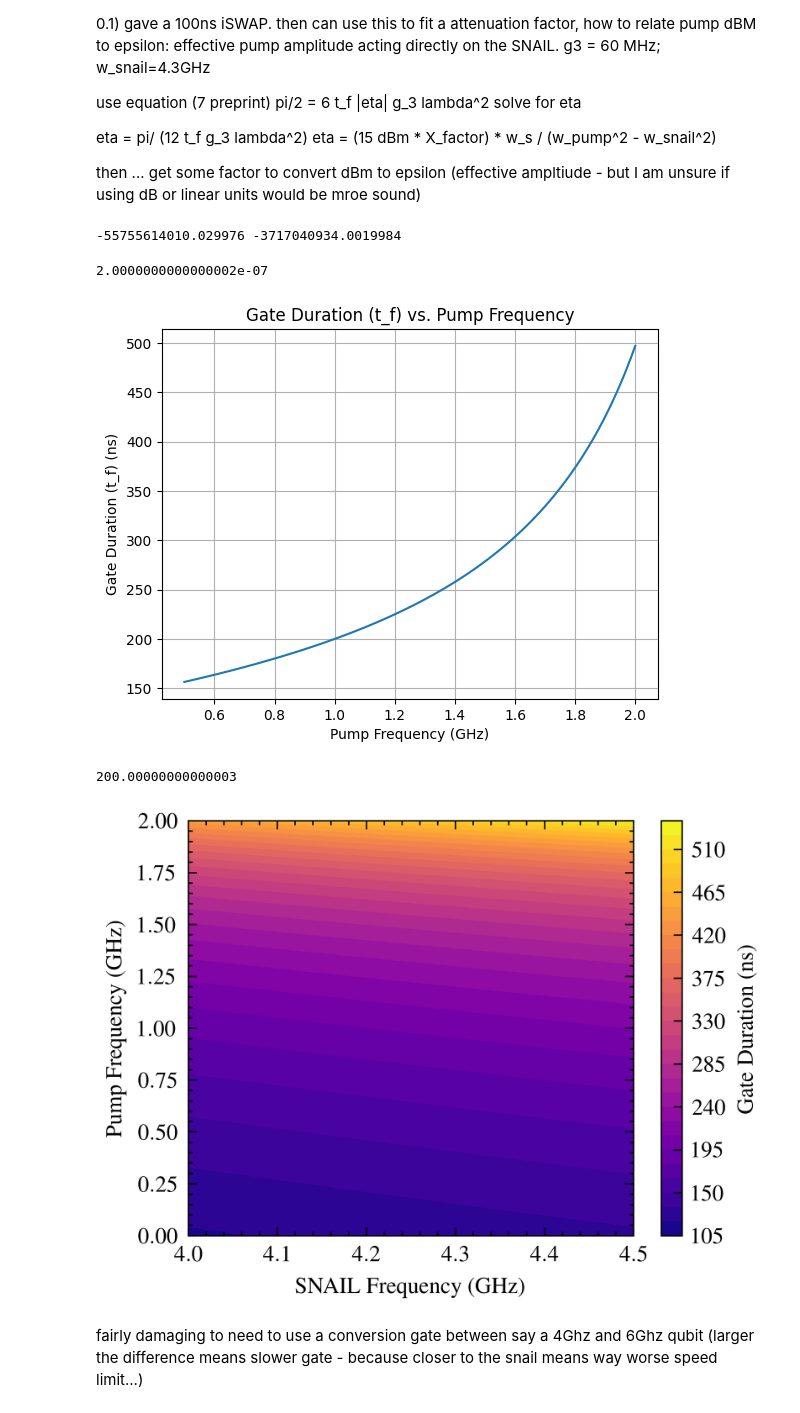
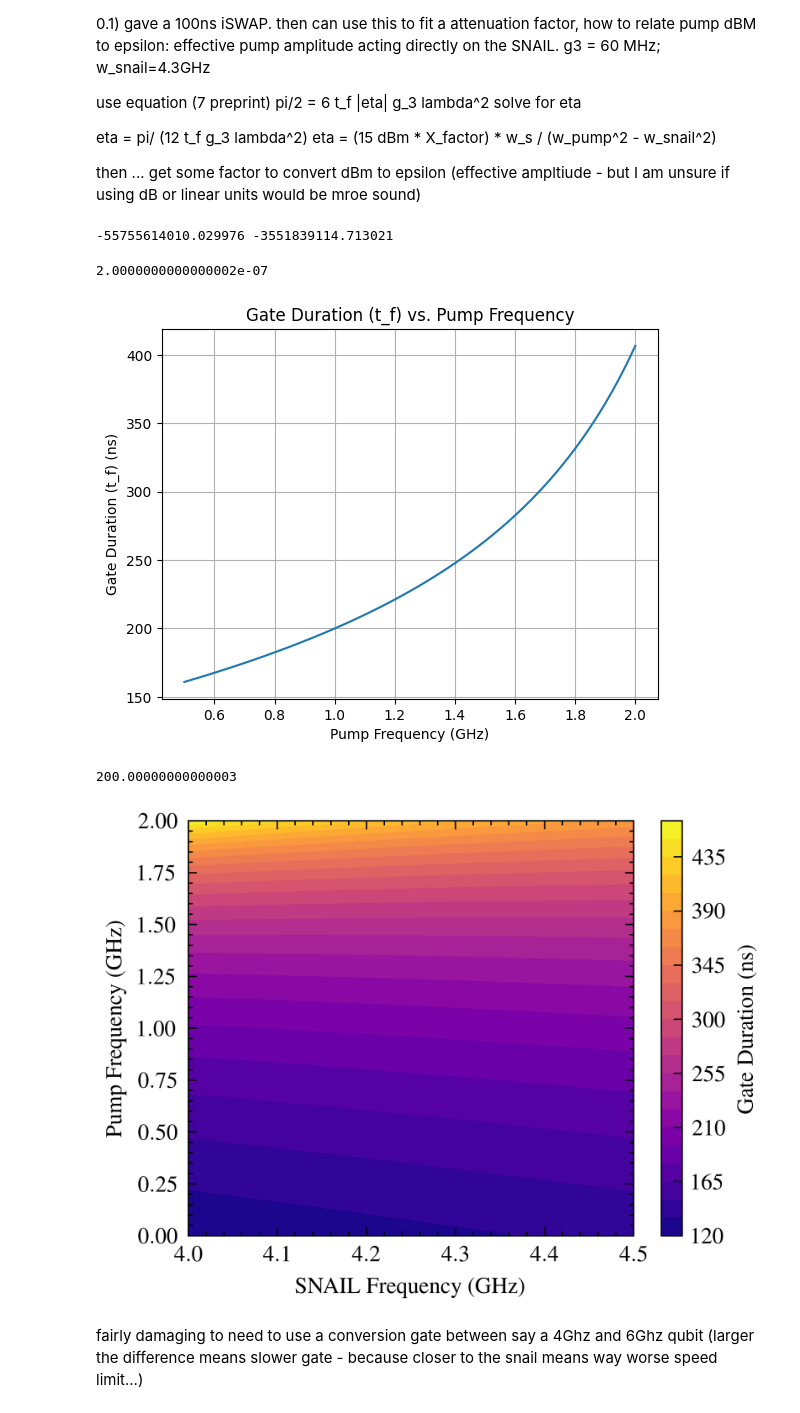
Before and after one commit to PITT-HATLAB/corral_crowding, a Jupyter notebook: src/notebooks/dev_speedlimits.ipynb, the cells around one changed output. Saved outputs shown, nothing was run; the diff lists cells and outputs as text; code cells hidden in the pictures.

```diff
--- a/src/notebooks/dev_speedlimits.ipynb
+++ b/src/notebooks/dev_speedlimits.ipynb
@@ -29,11 +29,28 @@ import lovelyplots
 # assume a linear fit to Chao thesis ( Figure 63 Section 6.1.2  boundary to parametric interactions)
 # Define the pump frequency range and the linear fit limits for the speed limit (maximum dBm vs. frequency)
 xaxis = np.linspace(0, 2, 32)  # Pump frequency range in GHz
-y_intercept = 25  # dBm at 0 GHz
-x_intercept = 2  # dBm reaches 5 at 2 GHz
+y_intercept = 25  # Starting dBm at 0 GHz
+x_intercept = 2  # Frequency in GHz where dBm reaches 5
+# Calculate slope for a line passing through (0, 25) and (2, 5)
+slope = (5 - 25) / (x_intercept - 0)
+
+
+def compute_max_dBm(frequency_GHz):
+    """Computes the maximum allowable dBm for a given pump frequency using the refined linear fit."""
+    return y_intercept + slope * frequency_GHz
+
+
+def compute_snail_aware_max_dBm(frequency_GHz, snail_freq=4.3):
+    """Computes the maximum allowable dBm for a given pump frequency using the refined linear fit."""
+    intercept1 = (snail_freq / 2, 5)  # Starting dBm at 0 GHz
+    y_intercept = (0, 25)  # Frequency in GHz where dBm reaches 5
+    # Calculate slope for a line passing through (0, 25) and (2, 5)
+    slope = (y_intercept[1] - intercept1[1]) / (y_intercept[0] - intercept1[0])
+    return y_intercept[1] + slope * frequency_GHz
+
 
 # Compute the speed limit line based on the linear fit provided
-speed_limit_dBm = y_intercept - 20 * xaxis / x_intercept
+speed_limit_dBm = compute_snail_aware_max_dBm(xaxis)
 
 # Plot the speed limit for maximum dBm vs. pump frequency
 fig, ax = plt.subplots()
@@ -107,13 +124,6 @@ def fit_epsilon(dBm, t_f, g3, lambda_factor, w_pump, w_snail):
     return epsilon, X_factor
 
 
-def compute_max_dBm(frequency_GHz):
-    """Computes the maximum allowable dBm for a given pump frequency using the speed limit."""
-    # Linear relationship: y-intercept at 0 GHz is 25 dBm, x-intercept at 2 GHz is 5 dBm
-    max_dBm = 25 - 20 * frequency_GHz / 2
-    return max_dBm
-
-
 def compute_gate_duration(frequency_GHz, X_factor, g3, lambda_factor, w_snail):
     """Computes the gate duration (t_f) for a given pump frequency using the fitted scaling factor
     and applying the maximum dBm speed limit.
@@ -122,7 +132,7 @@ def compute_gate_duration(frequency_GHz, X_factor, g3, lambda_factor, w_snail):
     w_pump = 2 * np.pi * frequency_GHz * 1e9
 
     # Determine the maximum dBm allowed for this frequency
-    max_dBm = compute_max_dBm(frequency_GHz)
+    max_dBm = compute_snail_aware_max_dBm(frequency_GHz)
 
     # Calculate epsilon using the speed limit (max_dBm)
     power_mW = 10 ** (max_dBm / 10)  # Convert max_dBm to mW
@@ -145,7 +155,7 @@ g3_test = 60e6  # Coupling strength (60 MHz)
 lambda_factor_test = 0.1  # Scaling factor for 1 GHz gate frequency
 test_ghz = 1.0  # ghz
 w_pump_test = 2 * np.pi * test_ghz * 1e9  # Pump frequency of 1 GHz in Hz
-dBm_test = compute_max_dBm(test_ghz)  # Example pump power in dBm
+dBm_test = compute_snail_aware_max_dBm(test_ghz)  # Example pump power in dBm
 w_snail_test = 2 * np.pi * 4.3e9  # SNAIL frequency of 4.3 GHz in Hz
 
 # Fit epsilon and scaling factor
@@ -157,7 +167,7 @@ compute_gate_duration(
     test_ghz, X_factor_test, g3_test, lambda_factor_test, w_snail_test
 )
 # %% [output]
--55755614010.029976 -3717040934.0019984
+-55755614010.029976 -3551839114.713021
 2.0000000000000002e-07
 # %%
 # Range of pump frequencies in GHz for the plot
@@ -186,7 +196,7 @@ t_f_1GHz = compute_gate_duration(
 )
 t_f_1GHz * 1e9  # Converting to ns for readability
 # %% [output]
-[figure, old version]
+[figure, new version]
 200.00000000000003
 # %%
 # We will create a 2D plot with gate duration as color vs. SNAIL frequency and pump frequency
@@ -214,37 +224,37 @@ for i in range(snail_freqs.shape[0]):
         w_pump = 2 * np.pi * pump_freqs[i, j] * 1e9
 
         # Calculate the maximum dBm for the given pump frequency
-        max_dBm = compute_max_dBm(pump_freqs[i, j])
+        max_dBm = compute_snail_aware_max_dBm(pump_freqs[i, j], snail_freqs[i, j])
 
         # Calculate epsilon using the direct linear scaling assumption
         epsilon = X_factor_test * max_dBm
 
         # Calculate eta using epsilon and the off-resonance relationship
         eta = epsilon * w_snail / (w_pump**2 - w_snail**2)
 
         # Calculate the gate duration t_f using the iSWAP relationship
         t_f = np.pi / (12 * eta * g3_test * lambda_factor_test**2)
 
         # Store the gate duration in nanoseconds
         gate_durations_2D[i, j] = t_f * 1e9
 
 # Plotting
 with plt.style.context(["ieee", "use_mathtext", "science"]):
     # Plotting the gate duration as a heatmap
     plt.figure()
     plt.contourf(
         snail_frequency_range_GHz,
         pump_frequency_range_GHz,
         gate_durations_2D,
         levels=32,
         cmap="plasma",
     )
     plt.colorbar(label="Gate Duration (ns)")
     plt.xlabel("SNAIL Frequency (GHz)")
     plt.ylabel("Pump Frequency (GHz)")
     # plt.title("Gate Duration vs. SNAIL Frequency and Pump Frequency")
     plt.show()
 # %% [output]
-[figure, old version]
+[figure, new version]
 # %% [markdown]
 fairly damaging to need to use a conversion gate between say a 4Ghz and 6Ghz qubit (larger the difference means slower gate  - because closer to the snail means way worse speed limit...)
```
Also changed, not shown: parts of 1 cell of this notebook, 5 other files.
